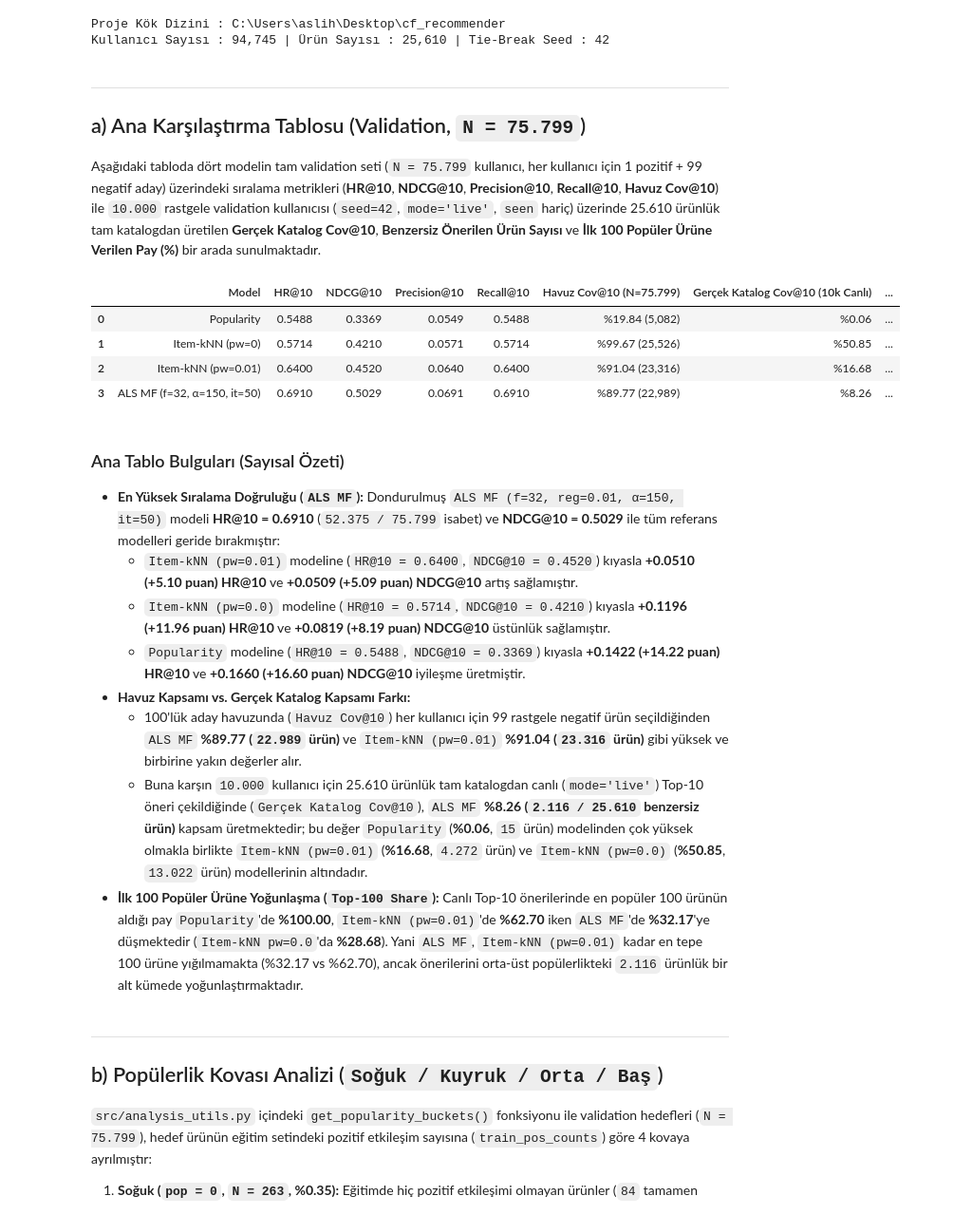
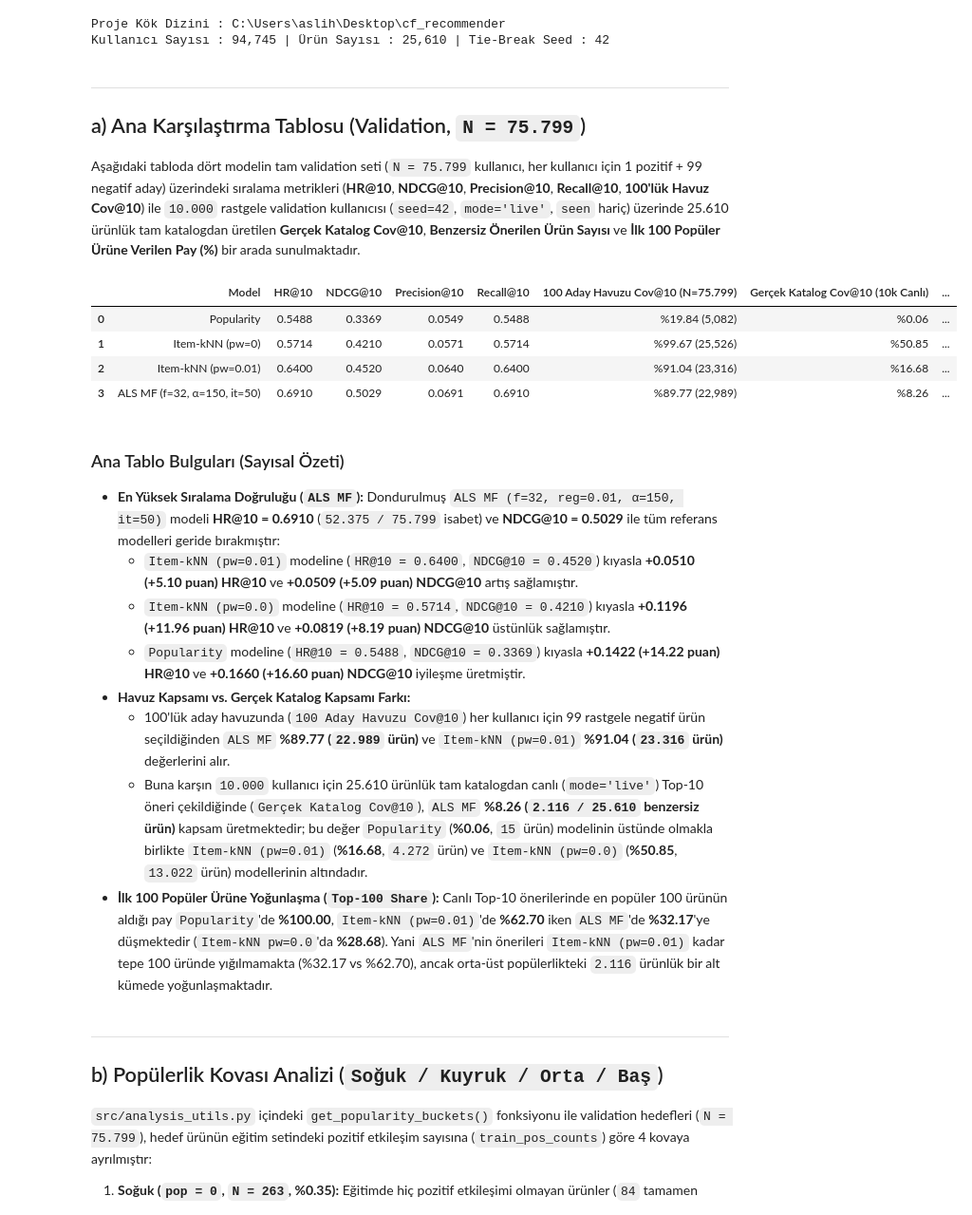
Before and after one commit to aslihanakan/CF_RECOMMENDER, a Jupyter notebook: notebooks/03_mf.ipynb, the cells around one changed output. Shown at 95% size. Drawn from its saved outputs; the diff is of its cells as text; code cells hidden in the pictures.

```diff
--- a/notebooks/03_mf.ipynb
+++ b/notebooks/03_mf.ipynb
@@ -47,32 +47,32 @@ Kullanıcı Sayısı : 94,745 | Ürün Sayısı : 25,610 | Tie-Break Seed : 42
 ---
 ## a) Ana Karşılaştırma Tablosu (Validation, `N = 75.799`)
 
-Aşağıdaki tabloda dört modelin tam validation seti (`N = 75.799` kullanıcı, her kullanıcı için 1 pozitif + 99 negatif aday) üzerindeki sıralama metrikleri (**HR@10**, **NDCG@10**, **Precision@10**, **Recall@10**, **Havuz Cov@10**) ile `10.000` rastgele validation kullanıcısı (`seed=42`, `mode='live'`, `seen` hariç) üzerinde 25.610 ürünlük tam katalogdan üretilen **Gerçek Katalog Cov@10**, **Benzersiz Önerilen Ürün Sayısı** ve **İlk 100 Popüler Ürüne Verilen Pay (%)** bir arada sunulmaktadır.
+Aşağıdaki tabloda dört modelin tam validation seti (`N = 75.799` kullanıcı, her kullanıcı için 1 pozitif + 99 negatif aday) üzerindeki sıralama metrikleri (**HR@10**, **NDCG@10**, **Precision@10**, **Recall@10**, **100'lük Havuz Cov@10**) ile `10.000` rastgele validation kullanıcısı (`seed=42`, `mode='live'`, `seen` hariç) üzerinde 25.610 ürünlük tam katalogdan üretilen **Gerçek Katalog Cov@10**, **Benzersiz Önerilen Ürün Sayısı** ve **İlk 100 Popüler Ürüne Verilen Pay (%)** bir arada sunulmaktadır.
 # %%
 df_main = pd.read_csv(PROJECT_ROOT / 'results' / 'mf_val_main_comparison.csv')
 
 df_main_display = pd.DataFrame({
     'Model': df_main['model'],
     'HR@10': df_main['hr_at_10'].map(lambda x: f'{x:.4f}'),
     'NDCG@10': df_main['ndcg_at_10'].map(lambda x: f'{x:.4f}'),
     'Precision@10': df_main['precision_at_10'].map(lambda x: f'{x:.4f}'),
     'Recall@10': df_main['recall_at_10'].map(lambda x: f'{x:.4f}'),
-    'Havuz Cov@10 (N=75.799)': [
+    '100 Aday Havuzu Cov@10 (N=75.799)': [
         f"%{c:.2f} ({u:,})" for c, u in zip(df_main['pool_cov_at_10_pct'], df_main['pool_cov_at_10_n'])
     ],
     'Gerçek Katalog Cov@10 (10k Canlı)': [
         f"%{c:.2f}" for c in df_main['catalog_cov_at_10_pct']
     ],
     'Benzersiz Önerilen Ürün ( / 25.610)': [
         f"{u:,}" for u in df_main['unique_rec_items_10k']
     ],
     'İlk 100 Popüler Ürüne Pay (%)': [
         f"%{s:.2f}" for s in df_main['top100_pop_share_pct']
     ],
 })
 display(df_main_display)
 # %% [output]
-|  | Model | HR@10 | NDCG@10 | Precision@10 | Recall@10 | Havuz Cov@10 (N=75.799) | Gerçek Katalog Cov@10 (10k Canlı) | ... |
+|  | Model | HR@10 | NDCG@10 | Precision@10 | Recall@10 | 100 Aday Havuzu Cov@10 (N=75.799) | Gerçek Katalog Cov@10 (10k Canlı) | ... |
 | 0 | Popularity | 0.5488 | 0.3369 | 0.0549 | 0.5488 | %19.84 (5,082) | %0.06 | ... |
 | 1 | Item-kNN (pw=0) | 0.5714 | 0.4210 | 0.0571 | 0.5714 | %99.67 (25,526) | %50.85 | ... |
 | 2 | Item-kNN (pw=0.01) | 0.6400 | 0.4520 | 0.0640 | 0.6400 | %91.04 (23,316) | %16.68 | ... |
@@ -84,9 +84,9 @@ display(df_main_display)
   - `Item-kNN (pw=0.0)` modeline (`HR@10 = 0.5714`, `NDCG@10 = 0.4210`) kıyasla **+0.1196 (+11.96 puan) HR@10** ve **+0.0819 (+8.19 puan) NDCG@10** üstünlük sağlamıştır.
   - `Popularity` modeline (`HR@10 = 0.5488`, `NDCG@10 = 0.3369`) kıyasla **+0.1422 (+14.22 puan) HR@10** ve **+0.1660 (+16.60 puan) NDCG@10** iyileşme üretmiştir.
 - **Havuz Kapsamı vs. Gerçek Katalog Kapsamı Farkı:**
-  - 100'lük aday havuzunda (`Havuz Cov@10`) her kullanıcı için 99 rastgele negatif ürün seçildiğinden `ALS MF` **%89.77 (`22.989` ürün)** ve `Item-kNN (pw=0.01)` **%91.04 (`23.316` ürün)** gibi yüksek ve birbirine yakın değerler alır.
-  - Buna karşın `10.000` kullanıcı için 25.610 ürünlük tam katalogdan canlı (`mode='live'`) Top-10 öneri çekildiğinde (`Gerçek Katalog Cov@10`), `ALS MF` **%8.26 (`2.116 / 25.610` benzersiz ürün)** kapsam üretmektedir; bu değer `Popularity` (**%0.06**, `15` ürün) modelinden çok yüksek olmakla birlikte `Item-kNN (pw=0.01)` (**%16.68**, `4.272` ürün) ve `Item-kNN (pw=0.0)` (**%50.85**, `13.022` ürün) modellerinin altındadır.
-- **İlk 100 Popüler Ürüne Yoğunlaşma (`Top-100 Share`):** Canlı Top-10 önerilerinde en popüler 100 ürünün aldığı pay `Popularity`'de **%100.00**, `Item-kNN (pw=0.01)`'de **%62.70** iken `ALS MF`'de **%32.17**'ye düşmektedir (`Item-kNN pw=0.0`'da **%28.68**). Yani `ALS MF`, `Item-kNN (pw=0.01)` kadar en tepe 100 ürüne yığılmamakta (%32.17 vs %62.70), ancak önerilerini orta-üst popülerlikteki `2.116` ürünlük bir alt kümede yoğunlaştırmaktadır.
+  - 100'lük aday havuzunda (`100 Aday Havuzu Cov@10`) her kullanıcı için 99 rastgele negatif ürün seçildiğinden `ALS MF` **%89.77 (`22.989` ürün)** ve `Item-kNN (pw=0.01)` **%91.04 (`23.316` ürün)** değerlerini alır.
+  - Buna karşın `10.000` kullanıcı için 25.610 ürünlük tam katalogdan canlı (`mode='live'`) Top-10 öneri çekildiğinde (`Gerçek Katalog Cov@10`), `ALS MF` **%8.26 (`2.116 / 25.610` benzersiz ürün)** kapsam üretmektedir; bu değer `Popularity` (**%0.06**, `15` ürün) modelinin üstünde olmakla birlikte `Item-kNN (pw=0.01)` (**%16.68**, `4.272` ürün) ve `Item-kNN (pw=0.0)` (**%50.85**, `13.022` ürün) modellerinin altındadır.
+- **İlk 100 Popüler Ürüne Yoğunlaşma (`Top-100 Share`):** Canlı Top-10 önerilerinde en popüler 100 ürünün aldığı pay `Popularity`'de **%100.00**, `Item-kNN (pw=0.01)`'de **%62.70** iken `ALS MF`'de **%32.17**'ye düşmektedir (`Item-kNN pw=0.0`'da **%28.68**). Yani `ALS MF`'nin önerileri `Item-kNN (pw=0.01)` kadar tepe 100 üründe yığılmamakta (%32.17 vs %62.70), ancak orta-üst popülerlikteki `2.116` ürünlük bir alt kümede yoğunlaşmaktadır.
 # %% [markdown]
 ---
 ## b) Popülerlik Kovası Analizi (`Soğuk / Kuyruk / Orta / Baş`)
```
Also changed, not shown: parts of 16 cells of this notebook, 5 other files.
